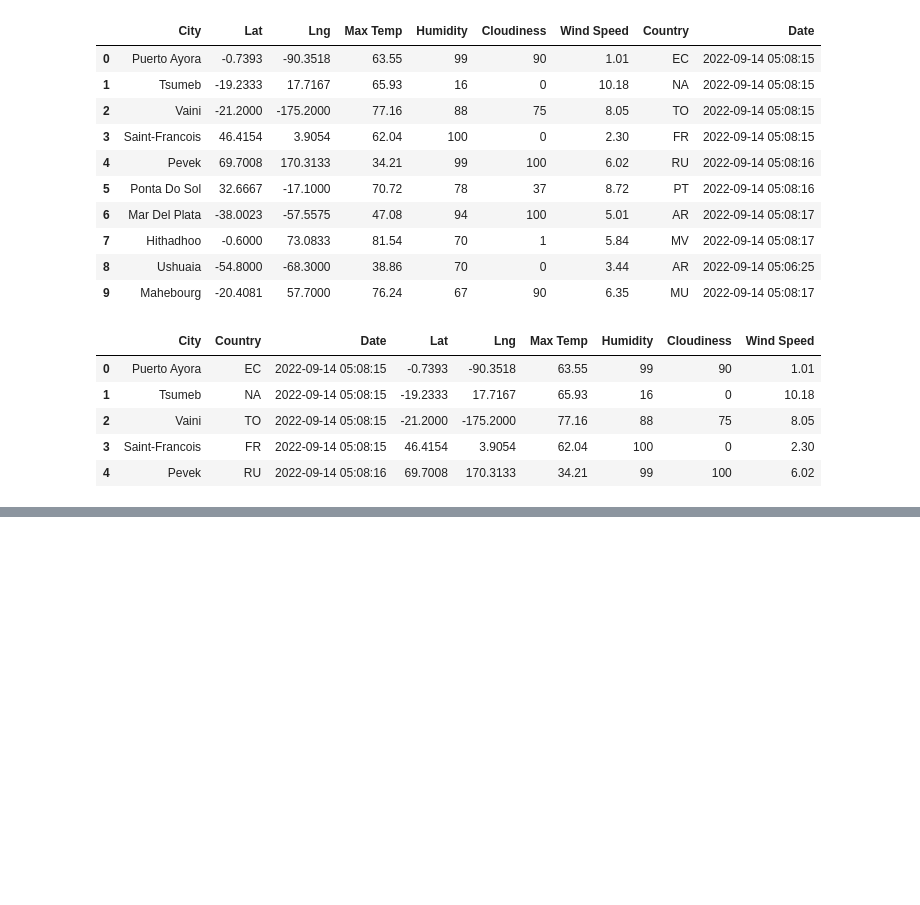
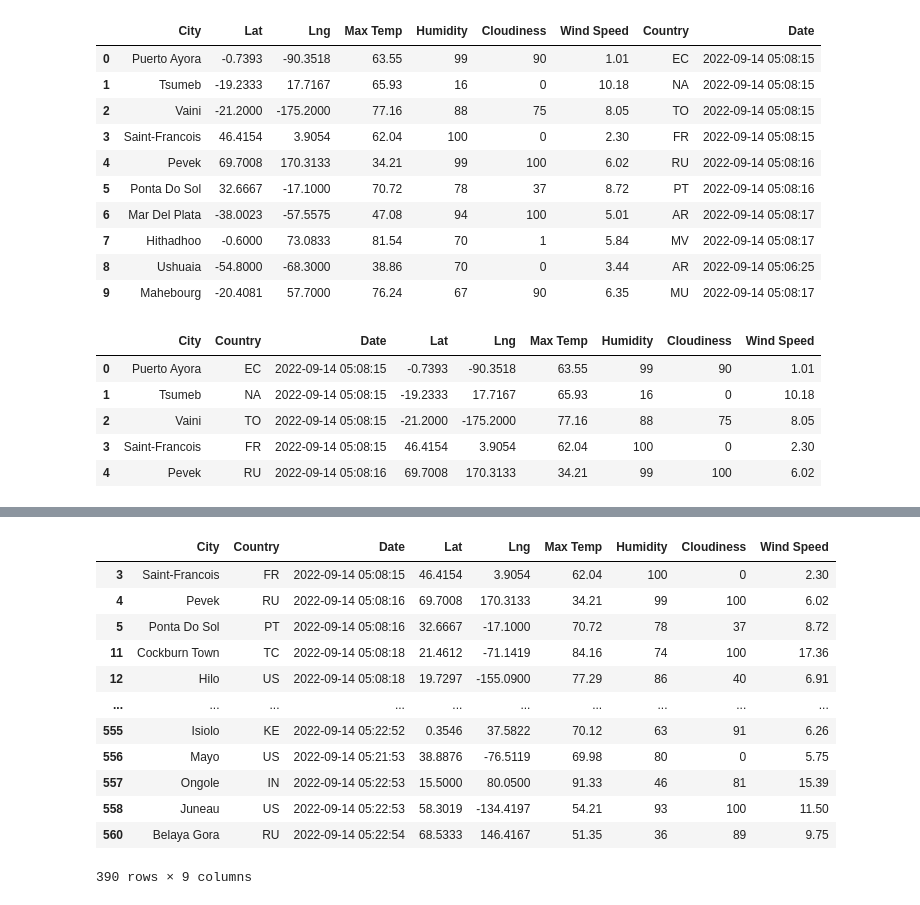
Before and after one commit to tleonard128/World_Weather_Analysis, a Jupyter notebook: WeatherPy.ipynb, the cells around one changed output, grey strips where cells are left out. Saved outputs shown, nothing was run; the diff lists cells and outputs as text; code cells hidden in the pictures; blank space fills up the shorter version.

```diff
--- a/WeatherPy.ipynb
+++ b/WeatherPy.ipynb
@@ -267,0 +292,16 @@ plt.show()
+# %%
+city_data_df.loc[(city_data_df["Lat"] >= 0)]
+# %% [output]
+|  | City | Country | Date | Lat | Lng | Max Temp | Humidity | Cloudiness | Wind Speed |
+| 3 | Saint-Francois | FR | 2022-09-14 05:08:15 | 46.4154 | 3.9054 | 62.04 | 100 | 0 | 2.30 |
+| 4 | Pevek | RU | 2022-09-14 05:08:16 | 69.7008 | 170.3133 | 34.21 | 99 | 100 | 6.02 |
+| 5 | Ponta Do Sol | PT | 2022-09-14 05:08:16 | 32.6667 | -17.1000 | 70.72 | 78 | 37 | 8.72 |
+| 11 | Cockburn Town | TC | 2022-09-14 05:08:18 | 21.4612 | -71.1419 | 84.16 | 74 | 100 | 17.36 |
+| 12 | Hilo | US | 2022-09-14 05:08:18 | 19.7297 | -155.0900 | 77.29 | 86 | 40 | 6.91 |
+| ... | ... | ... | ... | ... | ... | ... | ... | ... | ... |
+| 555 | Isiolo | KE | 2022-09-14 05:22:52 | 0.3546 | 37.5822 | 70.12 | 63 | 91 | 6.26 |
+| 556 | Mayo | US | 2022-09-14 05:21:53 | 38.8876 | -76.5119 | 69.98 | 80 | 0 | 5.75 |
+| 557 | Ongole | IN | 2022-09-14 05:22:53 | 15.5000 | 80.0500 | 91.33 | 46 | 81 | 15.39 |
+| 558 | Juneau | US | 2022-09-14 05:22:53 | 58.3019 | -134.4197 | 54.21 | 93 | 100 | 11.50 |
+| 560 | Belaya Gora | RU | 2022-09-14 05:22:54 | 68.5333 | 146.4167 | 51.35 | 36 | 89 | 9.75 |
+390 rows × 9 columns
```
Also changed, not shown: parts of 14 cells of this notebook.
